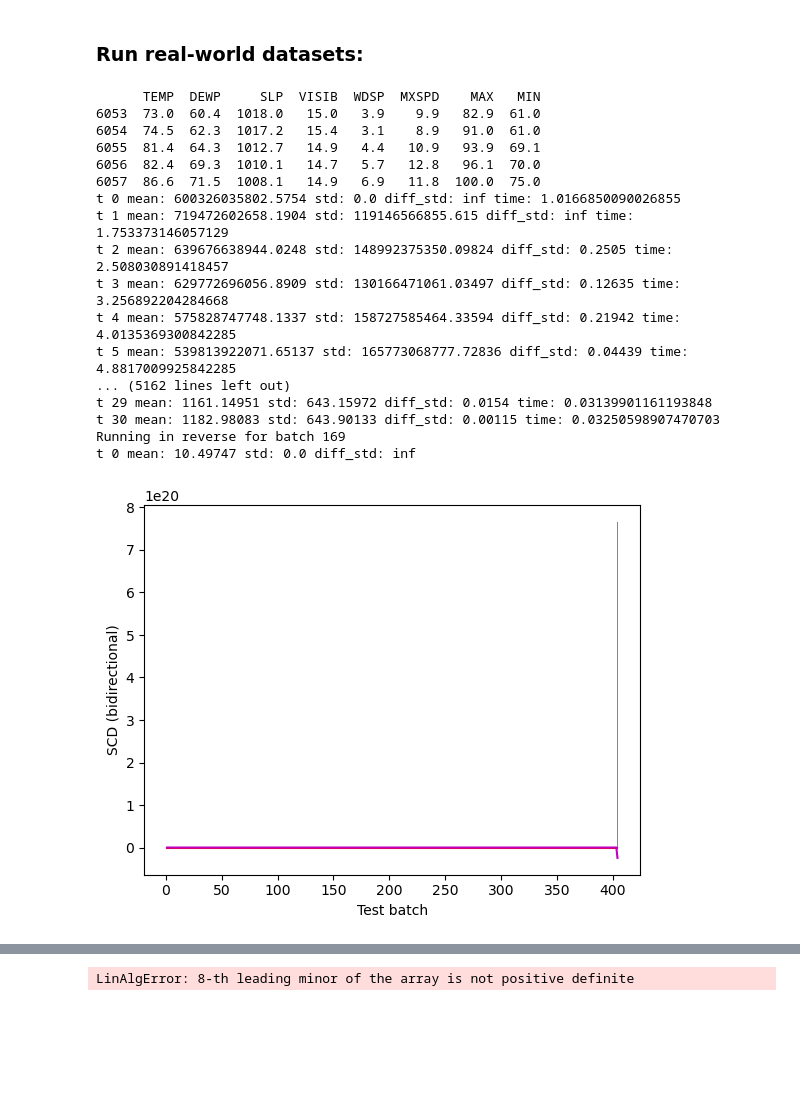
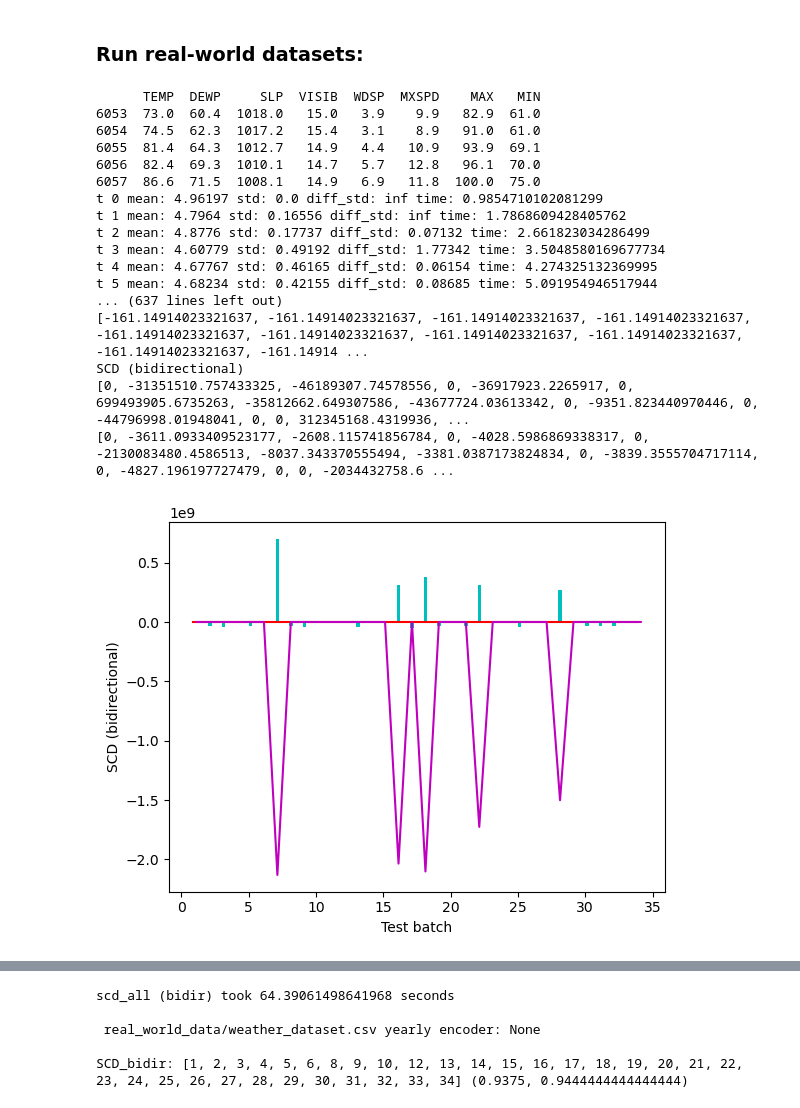
Before and after one commit to konstaka/cse3000-research-project, a Jupyter notebook: Detectors.ipynb, the cells around one changed output, grey strips where cells are left out. Saved outputs shown, nothing was run; the diff lists cells and outputs as text; code cells hidden in the pictures; blank space fills up the shorter version.

Commit message:
Add all Weather results

```diff
--- a/Detectors.ipynb
+++ b/Detectors.ipynb
@@ -665,9 +665,8 @@ SEA_filenames = [
     "synthetic_data/gradual_drift/sea_1_gradual_drift_0_noise_balanced_20.arff"
 ]
 
-for filename in SEA_filenames:
-    X_train, X_test = read_sea(filename)
-    print(X_train)
+# for filename in SEA_filenames:
+#     X_train, X_test = read_sea(filename)
 #     run_detectors(X_train, X_test, None, filename, real_drift=3, n_batches=7, encoder=None, scaler=None)
 #     run_detectors(X_train, X_test, None, filename, real_drift=3, n_batches=7, encoder=None, scaler="minmax")
 
@@ -852,9 +851,11 @@ def run_weather(monthly):
 
     batch_size = 365
     label = filename + " yearly"
+    real_drifts = [ 2, 3, 4, 6, 11, 12, 15, 16, 17, 18, 22, 24, 25, 27, 28, 29, 32, 33 ]
     if monthly:
         batch_size = 30
         label = filename + " monthly"
+        real_drifts = [11,12,14,18,28,31,35,43,47,48,49,69,92,96,103,108,125,143,145,147,154,162,167,173,174,175,176,177,178,183,185,186,192,197,205,209,210,214,215,217,220,228,246,247,260,265,266,281,283,284,297,302,319,322,323,324,327,335,338,350,353,357,362,383,384,387,389,397,399,400]
 
     X_test_batches = []
 
@@ -865,8 +866,6 @@ def run_weather(monthly):
             new_i = len(X_test)
         X_test_batches.append(X_test[i: new_i])
         i = new_i
-
-    real_drifts = [1]
 
     run_rw_detectors(X_train, X_test_batches, y_train, label, real_drifts, encoder=None, scaler=None)
     run_rw_detectors(X_train, X_test_batches, y_train, label, real_drifts, encoder=None, scaler="minmax")
@@ -894,44 +893,44 @@ def run_spam(batch_size):
 
     i = 0
     while i < len(X_test):
         new_i = i + batch_size
         if new_i > len(X_test):
             new_i = len(X_test)
         X_test_batches.append(X_test[i: new_i])
         i = new_i
 
     print("batches:", len(X_test_batches))
 
     real_drifts = [1]
 
     label = filename + " " + str(batch_size)
 
     run_rw_detectors(X_train, X_test_batches, y_train, label, real_drifts, encoder=None, scaler=None)
     run_rw_detectors(X_train, X_test_batches, y_train, label, real_drifts, encoder=None, scaler="minmax")
 
 # run_airlines() # try on das6 with SCD
 # run_elect2()
-run_weather(monthly=True)
-run_weather(monthly=False) # run scd on weather a few times and also bidirectional
+# run_weather(monthly=True)
+# run_weather(monthly=False)
 # run_spam(batch_size=100) # try pca for scd
 # run_spam(batch_size=50)
 # run_spam(batch_size=20)
 # %% [output]
       TEMP  DEWP     SLP  VISIB  WDSP  MXSPD    MAX   MIN
 6053  73.0  60.4  1018.0   15.0   3.9    9.9   82.9  61.0
 6054  74.5  62.3  1017.2   15.4   3.1    8.9   91.0  61.0
 6055  81.4  64.3  1012.7   14.9   4.4   10.9   93.9  69.1
 6056  82.4  69.3  1010.1   14.7   5.7   12.8   96.1  70.0
 6057  86.6  71.5  1008.1   14.9   6.9   11.8  100.0  75.0
-t 0 mean: 600326035802.5754 std: 0.0 diff_std: inf time: 1.0166850090026855
-t 1 mean: 719472602658.1904 std: 119146566855.615 diff_std: inf time: 1.753373146057129
-t 2 mean: 639676638944.0248 std: 148992375350.09824 diff_std: 0.2505 time: 2.508030891418457
-t 3 mean: 629772696056.8909 std: 130166471061.03497 diff_std: 0.12635 time: 3.256892204284668
-t 4 mean: 575828747748.1337 std: 158727585464.33594 diff_std: 0.21942 time: 4.0135369300842285
-t 5 mean: 539813922071.65137 std: 165773068777.72836 diff_std: 0.04439 time: 4.8817009925842285
-... (5162 lines left out)
-t 29 mean: 1161.14951 std: 643.15972 diff_std: 0.0154 time: 0.03139901161193848
-t 30 mean: 1182.98083 std: 643.90133 diff_std: 0.00115 time: 0.03250598907470703
-Running in reverse for batch 169
-t 0 mean: 10.49747 std: 0.0 diff_std: inf
+t 0 mean: 4.96197 std: 0.0 diff_std: inf time: 0.9854710102081299
+t 1 mean: 4.7964 std: 0.16556 diff_std: inf time: 1.7868609428405762
+t 2 mean: 4.8776 std: 0.17737 diff_std: 0.07132 time: 2.661823034286499
+t 3 mean: 4.60779 std: 0.49192 diff_std: 1.77342 time: 3.5048580169677734
+t 4 mean: 4.67767 std: 0.46165 diff_std: 0.06154 time: 4.274325132369995
+t 5 mean: 4.68234 std: 0.42155 diff_std: 0.08685 time: 5.091954946517944
+... (637 lines left out)
+[-161.14914023321637, -161.14914023321637, -161.14914023321637, -161.14914023321637, -161.14914023321637, -161.14914023321637, -161.14914023321637, -161.14914023321637, -161.14914023321637, -161.14914 ...
+SCD (bidirectional)
+[0, -31351510.757433325, -46189307.74578556, 0, -36917923.2265917, 0, 699493905.6735263, -35812662.649307586, -43677724.03613342, 0, -9351.823440970446, 0, -44796998.01948041, 0, 0, 312345168.4319936, ...
+[0, -3611.0933409523177, -2608.115741856784, 0, -4028.5986869338317, 0, -2130083480.4586513, -8037.343370555494, -3381.0387173824834, 0, -3839.3555704717114, 0, -4827.196197727479, 0, 0, -2034432758.6 ...
-[figure, old version]
+[figure, new version]
@@ -955,4 +955,8 @@ t 25 mean: 37.87932 std: 16.26692 diff_std: 0
-LinAlgError: 8-th leading minor of the array is not positive definite
+scd_all (bidir) took 64.39061498641968 seconds
+
+ real_world_data/weather_dataset.csv yearly encoder: None
+
+SCD_bidir: [1, 2, 3, 4, 5, 6, 8, 9, 10, 12, 13, 14, 15, 16, 17, 18, 19, 20, 21, 22, 23, 24, 25, 26, 27, 28, 29, 30, 31, 32, 33, 34] (0.9375, 0.9444444444444444)
 # %%
 # For developing the stat/crit graphs
 
```
Also changed, not shown: parts of 1 cell of this notebook, 15 other files.
